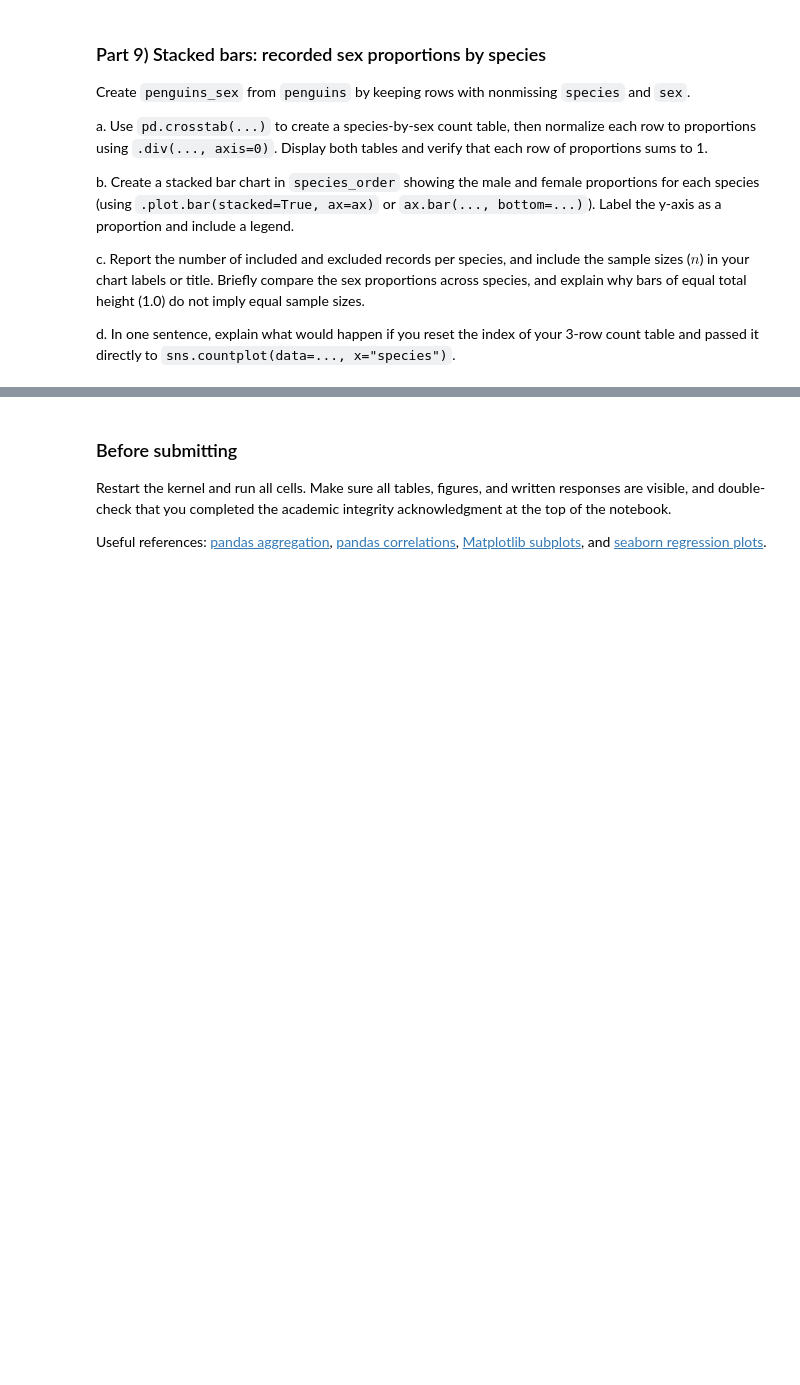
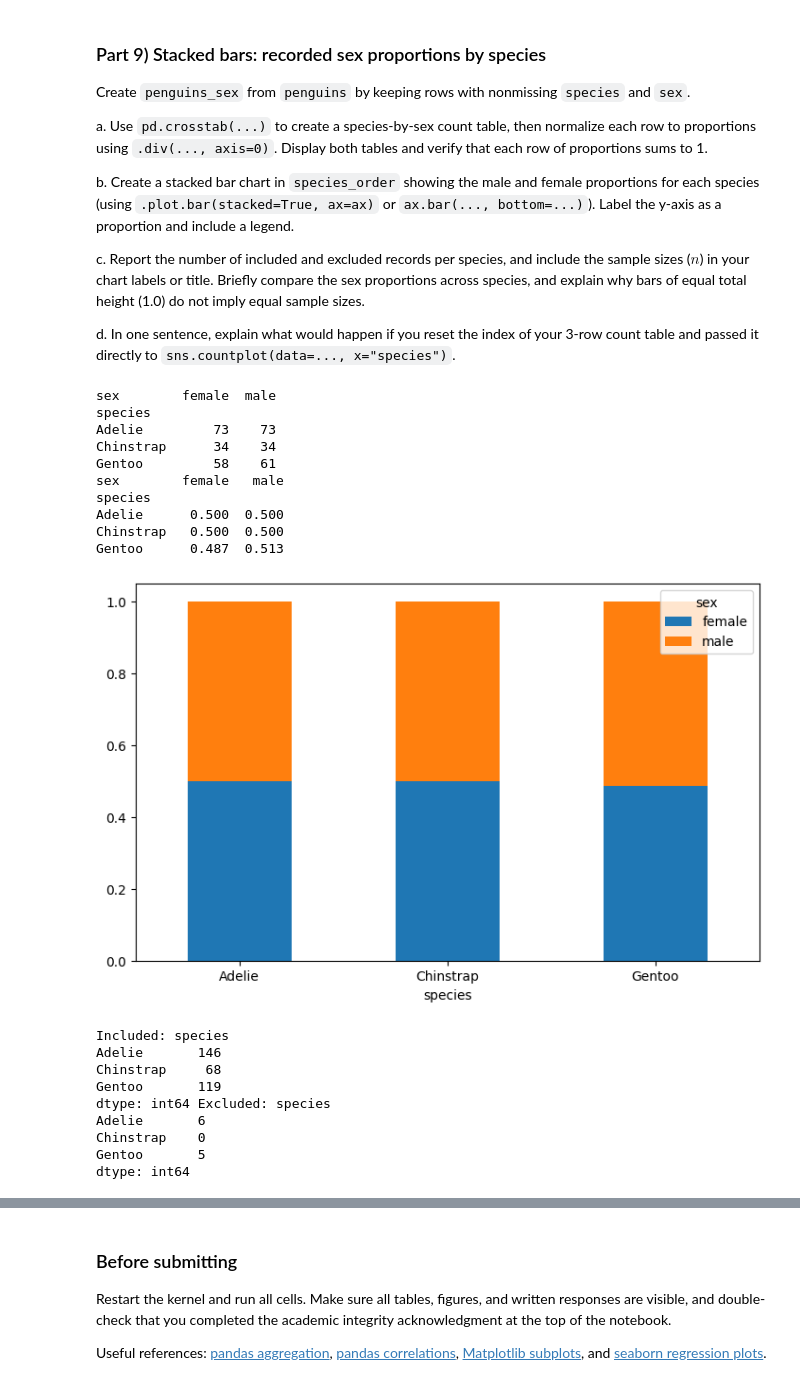
Before and after one commit to git-con-nored/26-fall-stats-21, a Jupyter notebook: homework/HW4/HW4_Penguins_Pandas.ipynb, the cells around one changed output, grey strips where cells are left out. Drawn from its saved outputs; the diff is of its cells as text; code cells hidden in the pictures; blank space fills up the shorter version.

```diff
--- a/homework/HW4/HW4_Penguins_Pandas.ipynb
+++ b/homework/HW4/HW4_Penguins_Pandas.ipynb
@@ -203,6 +456,54 @@ c. Report the number of included and excluded records per species, and include t
 d. In one sentence, explain what would happen if you reset the index of your 3-row count table and passed it directly to `sns.countplot(data=..., x="species")`.
 # %%
 # Part 9: calculate counts and proportions before drawing the stacked bars.
+
+# (a)
+penguins_sex = penguins.dropna(subset = ["species", "sex"]).copy()
+
+species_by_sex = pd.crosstab(
+    penguins_sex["species"], penguins_sex["sex"]
+)
+print(species_by_sex)
+
+sex_prop = species_by_sex.div(species_by_sex.sum(axis=1), axis=0)
+print(sex_prop)
+
+# (b)
+fig, axes = plt.subplots(figsize=(7, 4.5), layout="constrained")
+sex_prop.plot.bar(stacked=True, ax=axes, rot=0)
+
+ax.set(xlabel="Species", ylabel="Proportion")
+ax.legend(title="Sex")
+plt.show()
+
+
+# (c)
+count_by_sex = penguins.groupby("species").size()
+included = species_by_sex.sum(axis=1)
+excluded = count_by_sex - included
+
+print("Included:", included, "Excluded:", excluded)
+# %% [output]
+sex        female  male
+species
+Adelie         73    73
+Chinstrap      34    34
+Gentoo         58    61
+sex        female   male
+species
+Adelie      0.500  0.500
+Chinstrap   0.500  0.500
+Gentoo      0.487  0.513
+[figure, added]
+Included: species
+Adelie       146
+Chinstrap     68
+Gentoo       119
+dtype: int64 Excluded: species
+Adelie       6
+Chinstrap    0
+Gentoo       5
+dtype: int64
 # %% [markdown]
 **Written response:**
 
```
Also changed, not shown: parts of 21 cells of this notebook.
